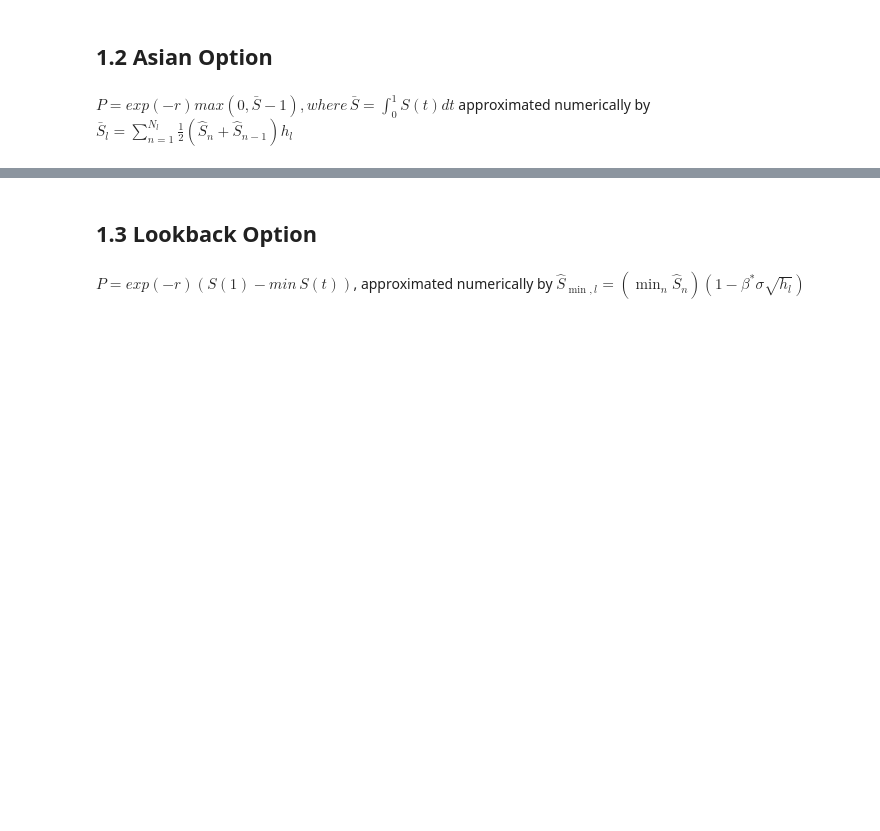
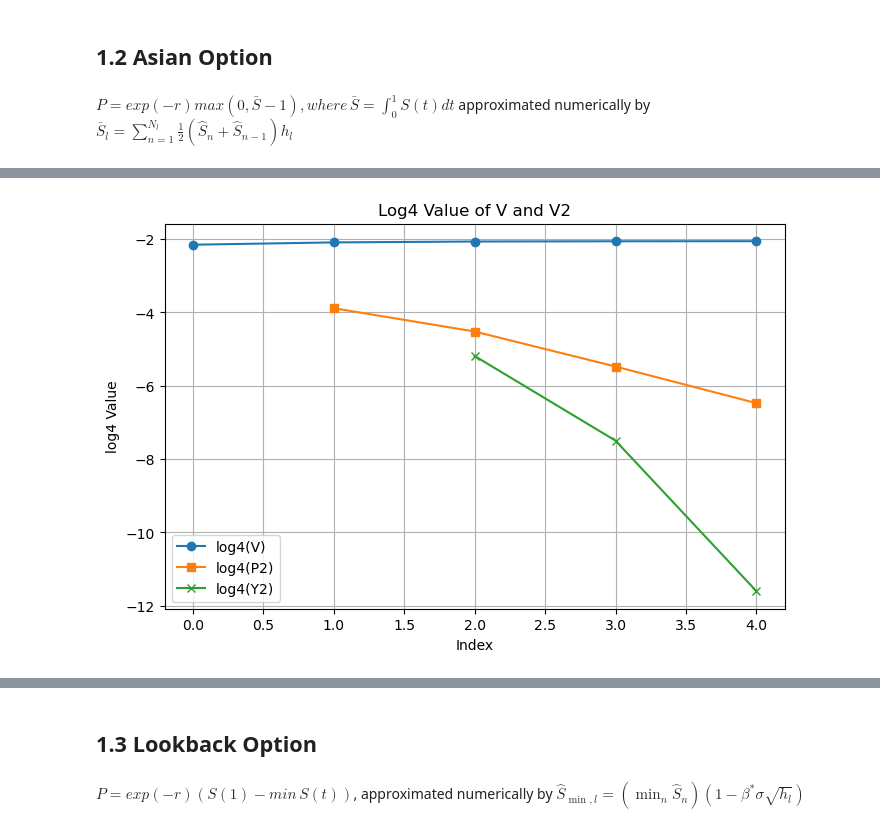
Before and after one commit to FlyingParachute/MathFin_Simu, a Jupyter notebook: Part2.ipynb, the cells around one changed output, grey strips where cells are left out. Cells and saved outputs as stored; diff of their text form; code cells hidden in the pictures; blank space fills up the shorter version.

```diff
--- a/Part2.ipynb
+++ b/Part2.ipynb
@@ -203,0 +330,19 @@ def sim_asian(dW, n_paths=NL, dt=h(0), S0=1, r=0.05, sigma=0.2, T=1, K=1):
+# %%
+P2 = list(map(abs, Y))
+Y2 = [0, 0] + [abs(Y[i]-Y[i-1]/4) for i in range(2, 5)]
+
+plt.figure(figsize=(8, 5))
+plt.plot(np.log(P) / np.log(4), label='log4(V)', marker='o')
+plt.plot(np.log(P2) / np.log(4), label='log4(P2)', marker='s')
+plt.plot(np.log(Y2) / np.log(4), label='log4(Y2)', marker='x')
+
+plt.xlabel("Index")
+plt.ylabel("log4 Value")
+plt.title("Log4 Value of V and V2")
+plt.legend()
+plt.grid(True)
+
+
+plt.show()
+# %% [output]
+[figure, added]
```
Also changed, not shown: parts of 41 cells of this notebook.
